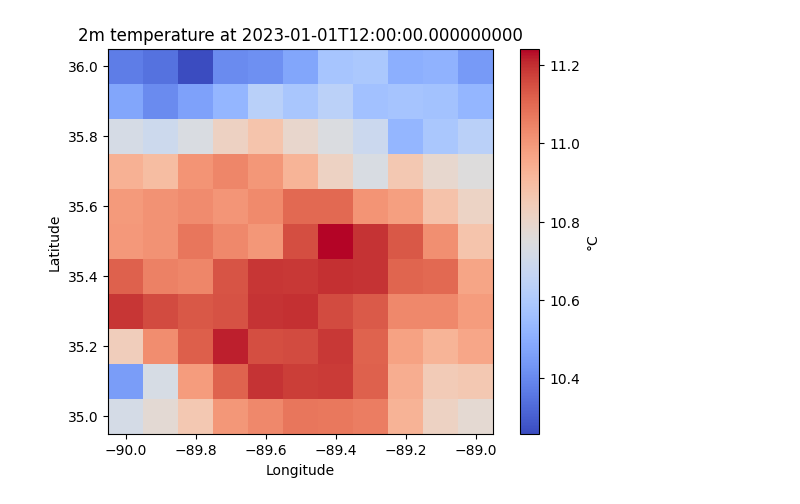
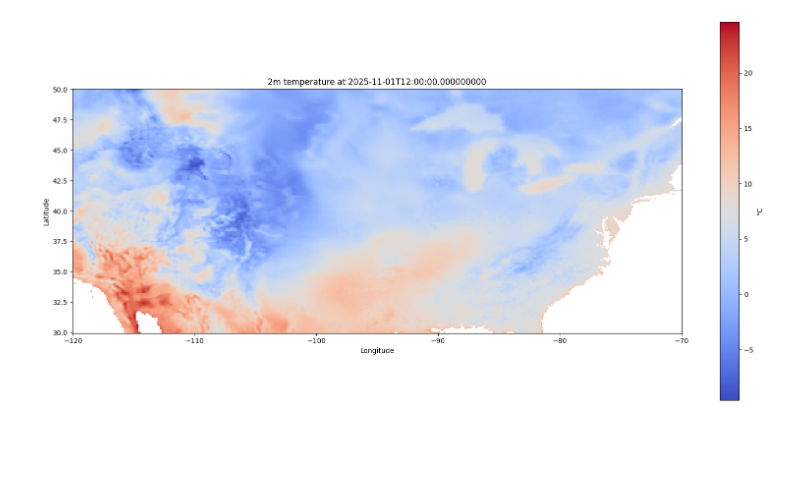
Before and after one commit to uttambhat/derived-weather, a Jupyter notebook: notebooks/visualize_weather_variables.ipynb, the cells around one changed output. Drawn from its saved outputs; the diff is of its cells as text; code cells hidden in the pictures; blank space fills up the shorter version.

Commit message:
A temperature heatmap across contiguous US.

```diff
--- a/notebooks/visualize_weather_variables.ipynb
+++ b/notebooks/visualize_weather_variables.ipynb
@@ -7,15 +7,19 @@ import xarray as xr
 sys.path.append('../src')
 import weather_utils
 # %%
-weather_array = weather_utils.pull_era5_reanalysis(
-    lat_range=(30.0, 50.0),
-    lon_range=(-120.0, -70.0),
-    start_date='2025-11-01',
-    end_date='2025-11-02',
-    variables=[
-        '2m_temperature',
-        #'total_precipitation'
-        ],
-    output_file='../resources/weather_data.nc'
-)
+fresh_pull = False
+if fresh_pull:
+    weather_array = weather_utils.pull_era5_reanalysis(
+        lat_range=(30.0, 50.0),
+        lon_range=(-120.0, -70.0),
+        start_date='2025-11-01',
+        end_date='2025-11-02',
+        variables=[
+            '2m_temperature',
+            'total_precipitation'
+            ],
+        output_file='../resources/weather_data.nc'
+    )
+else:
+    weather_array = xr.open_dataset('../resources/weather_data_extracted.nc')
 # %% [output]
@@ -48,31 +33,29 @@ Attributes:
 # %%
-
-
 # choose a time index (0 = first available valid_time)
 time_idx = 0
 time = weather_array.valid_time.values[time_idx]
 
 # extract 2m temperature (variable name in the dataset is "t2m")
 t2m = weather_array["t2m"].isel(valid_time=time_idx)
 
 # convert to Celsius if values look like Kelvin
 if t2m.mean().item() > 200:
     t2m_plot = t2m - 273.15
     units = "°C"
 else:
     t2m_plot = t2m
     units = weather_array["t2m"].attrs.get("units", "")
 
 lon = weather_array.longitude
 lat = weather_array.latitude
 
-plt.figure(figsize=(7, 5))
+plt.figure(figsize=(20, 10))
 pcm = plt.pcolormesh(lon, lat, t2m_plot, shading="auto", cmap="coolwarm")
 plt.xlabel("Longitude")
 plt.ylabel("Latitude")
 plt.title(f"2m temperature at {str(time)}")
 plt.colorbar(pcm, label=units)
 plt.gca().set_aspect("equal", adjustable="box")
 plt.show()
 # %% [output]
-[figure, old version]
+[figure, new version]
```
Also changed, not shown: parts of 3 cells of this notebook, 2 other files.
